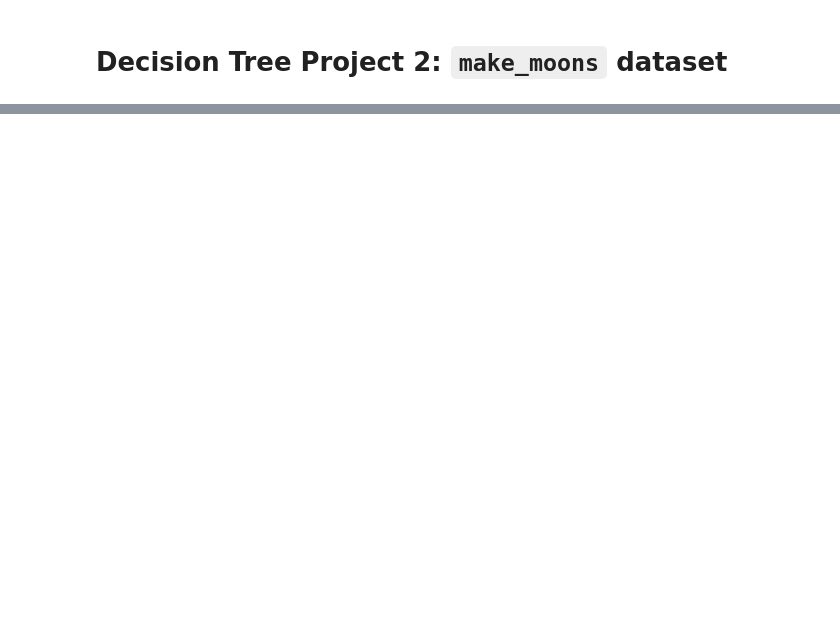
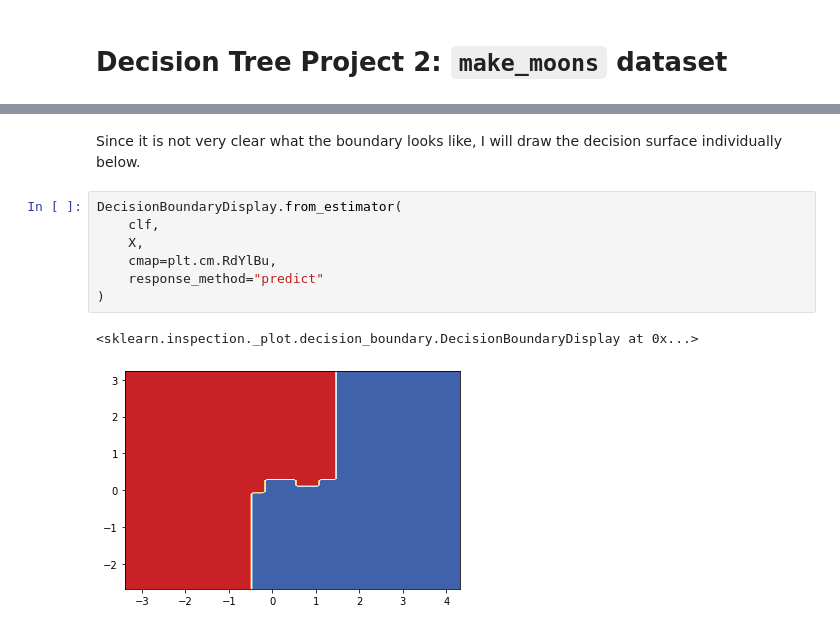
Before and after one commit to xiaoxl/ml22, a Jupyter notebook: _sources/Chapter3/dt2.ipynb, the cells around one changed output, grey strips where cells are left out. Saved outputs shown, nothing was run; the diff lists cells and outputs as text; blank space fills up the shorter version.

```diff
--- a/_sources/Chapter3/dt2.ipynb
+++ b/_sources/Chapter3/dt2.ipynb
@@ -89,0 +91,12 @@ accuracy_score(y_test, grid_search_cv.predict(X_test))
+# %% [markdown]
+Since it is not very clear what the boundary looks like, I will draw the decision surface individually below.
+# %%
+DecisionBoundaryDisplay.from_estimator(
+    clf,
+    X,
+    cmap=plt.cm.RdYlBu,
+    response_method="predict"
+)
+# %% [output]
+<sklearn.inspection._plot.decision_boundary.DecisionBoundaryDisplay at 0x...>
+[figure, added]
```
Also changed, not shown: parts of 19 cells of this notebook, 16 other files.
